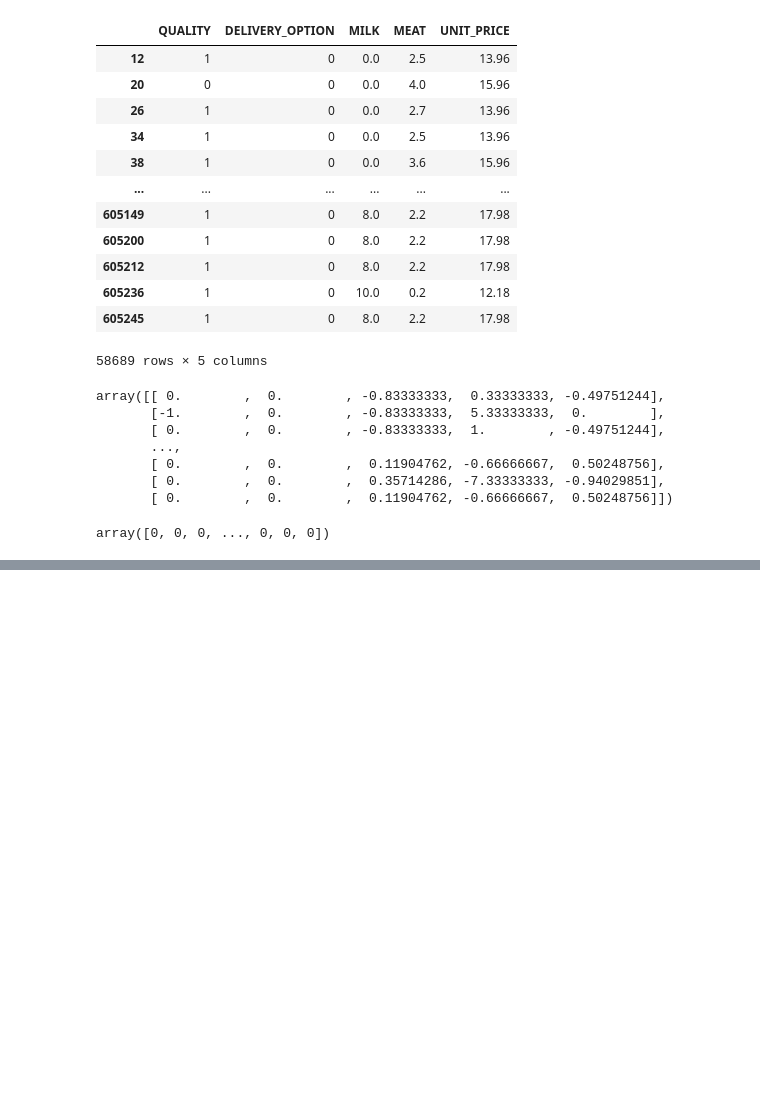
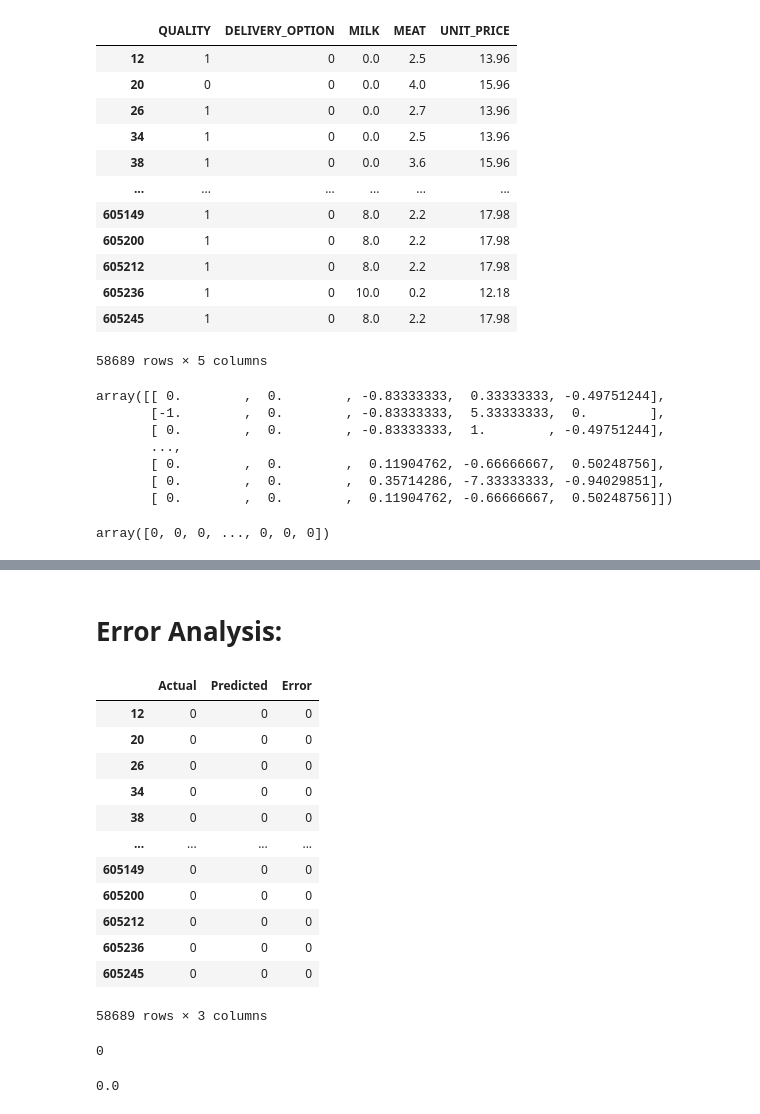
Before and after one commit to shuvo881/Robi-Datathon-3.0-kaggle-computation-, a Jupyter notebook: Problem 1.ipynb, the cells around one changed output, grey strips where cells are left out. Saved outputs shown, nothing was run; the diff lists cells and outputs as text; code cells hidden in the pictures; blank space fills up the shorter version.

```diff
--- a/Problem 1.ipynb
+++ b/Problem 1.ipynb
@@ -504,3 +504,6 @@ df_dropped
 | 605236 | 1 | 0 | 10.0 | 0.2 | 12.18 | 297D1A68BFD | 0 |
 | 605245 | 1 | 0 | 8.0 | 2.2 | 17.98 | 297D1AE218B | 0 |
 58689 rows × 7 columns
+# %%
+y_test = df_dropped['PURCHASE']
+y_test
@@ -575,2 +587,32 @@ sub_df.duplicated().sum()
 # %%
 sub_df.to_csv('submission.csv', index=False)
+# %% [markdown]
+# Error Analysis:
+# %%
+errors = y_test - predict
+error_analysis_df = pd.DataFrame({'Actual': y_test, 'Predicted': predict, 'Error': errors})
+error_analysis_df
+# %% [output]
+|  | Actual | Predicted | Error |
+| 12 | 0 | 0 | 0 |
+| 20 | 0 | 0 | 0 |
+| 26 | 0 | 0 | 0 |
+| 34 | 0 | 0 | 0 |
+| 38 | 0 | 0 | 0 |
+| ... | ... | ... | ... |
+| 605149 | 0 | 0 | 0 |
+| 605200 | 0 | 0 | 0 |
+| 605212 | 0 | 0 | 0 |
+| 605236 | 0 | 0 | 0 |
+| 605245 | 0 | 0 | 0 |
+58689 rows × 3 columns
+# %%
+error_analysis_df.Error.sum()
+# %% [output]
+0
+# %%
+from sklearn.metrics import mean_squared_error
+
+mean_squared_error(y_test, predict)
+# %% [output]
+0.0
```
Also changed, not shown: parts of 5 cells of this notebook.
